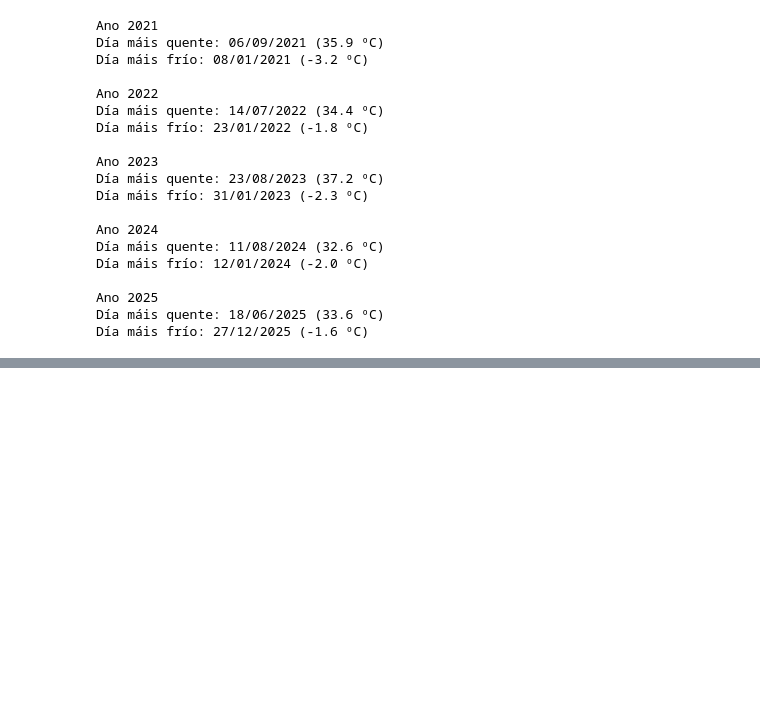
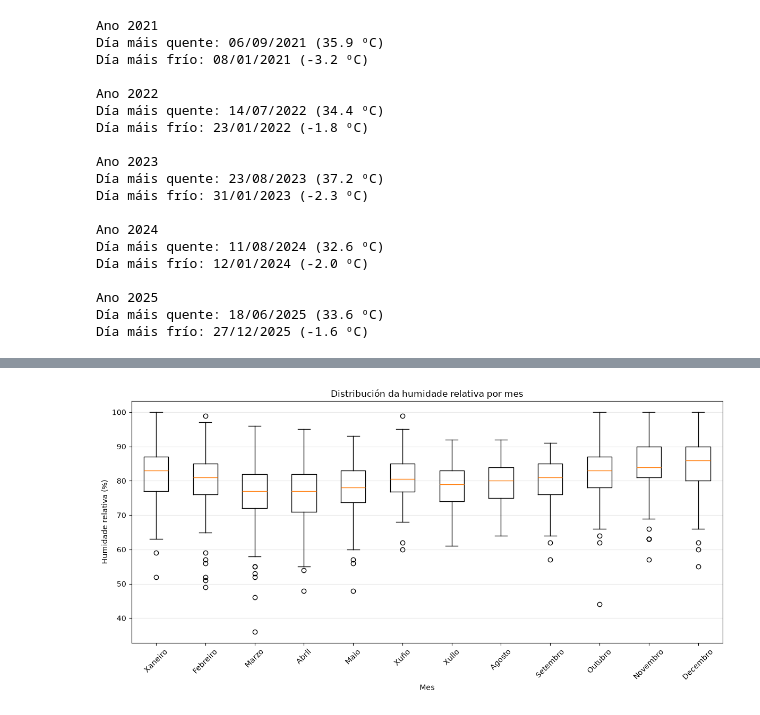
Before and after one commit to estevo97/analise_alvedro, a Jupyter notebook: alvedro_analise.ipynb, the cells around one changed output, grey strips where cells are left out. Saved outputs shown, nothing was run; the diff lists cells and outputs as text; code cells hidden in the pictures; blank space fills up the shorter version.

```diff
--- a/alvedro_analise.ipynb
+++ b/alvedro_analise.ipynb
@@ -304,0 +432,41 @@ Día máis frío: 27/12/2025 (-1.6 ºC)
+# %%
+
+import matplotlib.pyplot as plt
+
+# Excluímos xullo de 2023 polos datos ausentes
+df_filtrado = df[
+    ~((df["Data"].dt.year == 2023) &
+      (df["Data"].dt.month == 7))
+].copy()
+
+# Engadimos unha columna co número do mes
+df_filtrado["Mes"] = df_filtrado["Data"].dt.month
+
+# Preparamos os datos de humidade de cada mes
+datos_boxplot = [
+    df_filtrado.loc[
+        df_filtrado["Mes"] == mes,
+        "Humidade relativa (%)"
+    ].dropna()
+    for mes in range(1, 13)
+]
+
+meses = [
+    "Xaneiro", "Febreiro", "Marzo", "Abril",
+    "Maio", "Xuño", "Xullo", "Agosto",
+    "Setembro", "Outubro", "Novembro", "Decembro"
+]
+
+# Creamos o boxplot
+plt.figure(figsize=(12, 6))
+plt.boxplot(datos_boxplot, tick_labels=meses)
+
+plt.title("Distribución da humidade relativa por mes")
+plt.xlabel("Mes")
+plt.ylabel("Humidade relativa (%)")
+plt.xticks(rotation=45)
+plt.grid(axis="y", alpha=0.3)
+plt.tight_layout()
+plt.show()
+# %% [output]
+[figure, added]
```
Also changed, not shown: parts of 22 cells of this notebook, 1 other file.
